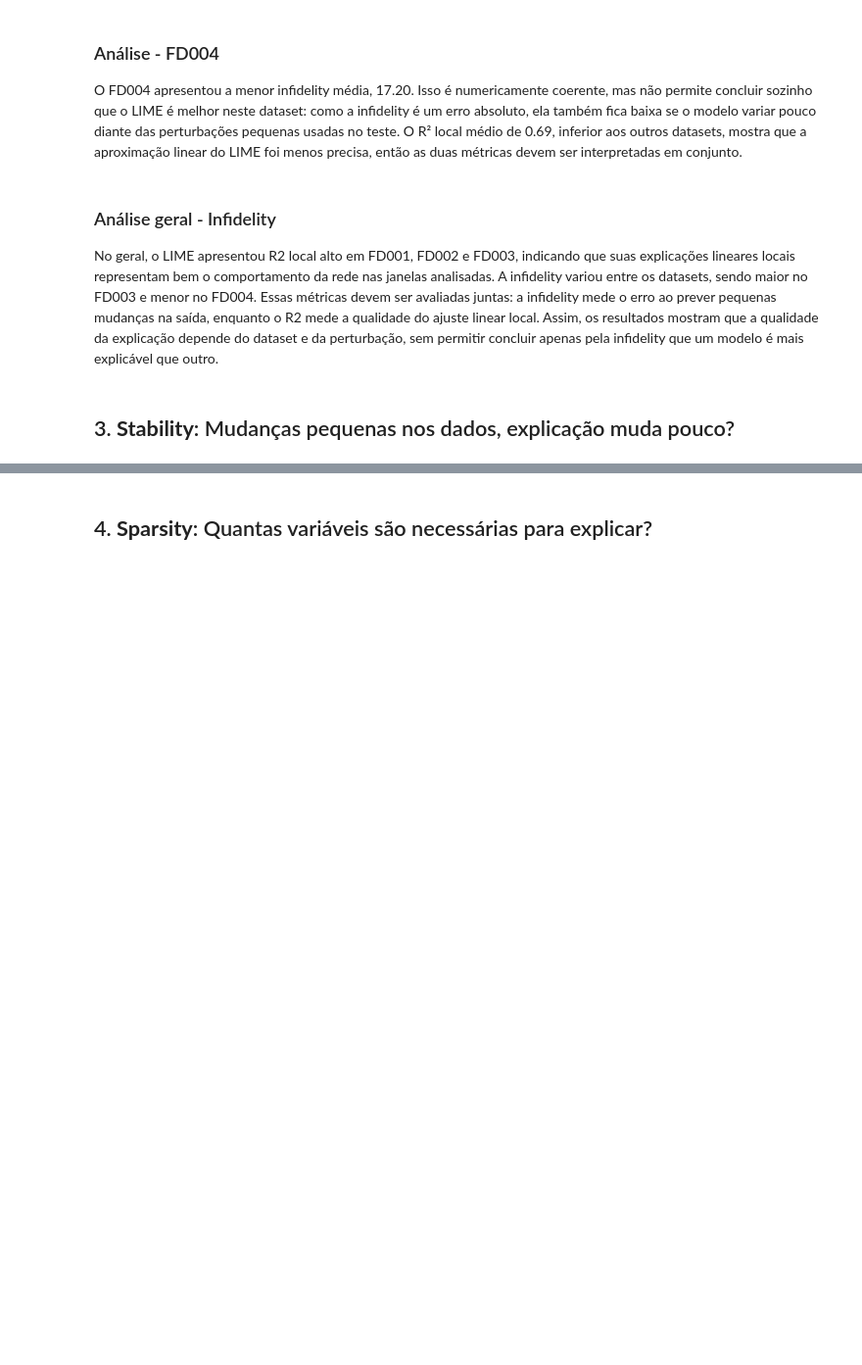
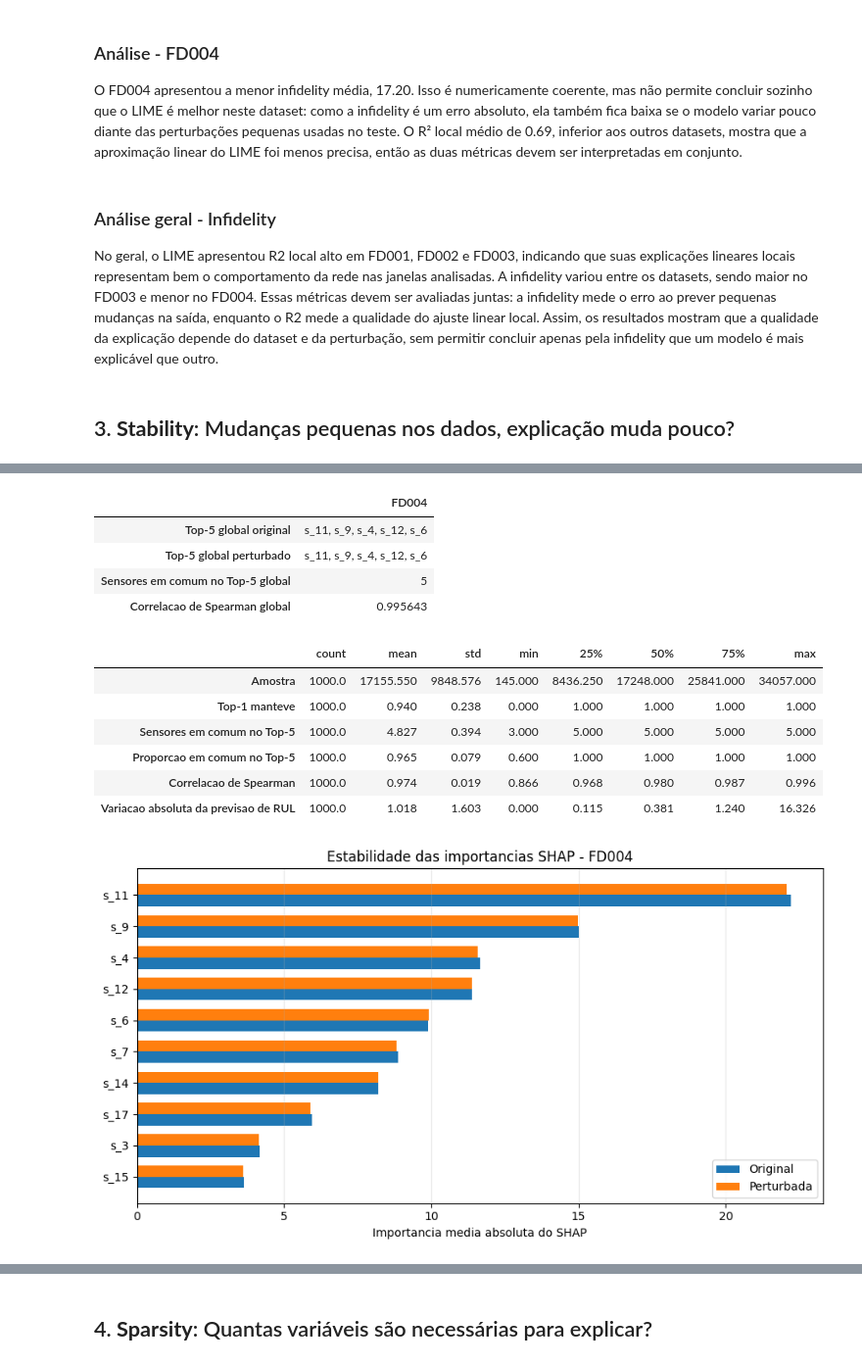
Before and after one commit to DaviSeiji/Turbofan-Engine-Degradation-Mestrado, a Jupyter notebook: notebooks/xai/03_analise_xai.ipynb, the cells around one changed output, grey strips where cells are left out. Shown at 98% size. Saved outputs shown, nothing was run; the diff lists cells and outputs as text; code cells hidden in the pictures; blank space fills up the shorter version.

```diff
--- a/notebooks/xai/03_analise_xai.ipynb
+++ b/notebooks/xai/03_analise_xai.ipynb
@@ -453,0 +620,25 @@ No geral, o LIME apresentou R2 local alto em FD001, FD002 e FD003, indicando que
+# %%
+X_train_fd004 = np.load('../../data/processed_data/X_train_FD004.npz')['dados']
+shap_fd004 = ShapExplainer(model_path_004, x_path_004, y_path_004, background_size=100)
+
+resultados_stability_fd004, resumo_stability_fd004, importancias_stability_fd004 = avaliar_stability_shap(
+    shap_fd004, X_train_fd004, num_instancias=1000, proporcao_ruido=0.10, top_k=5, seed=42
+)
+
+display(pd.DataFrame([resumo_stability_fd004]).T.rename(columns={0: 'FD004'}).round(3))
+display(resultados_stability_fd004.describe().T.round(3))
+plotar_stability(importancias_stability_fd004, dataset='FD004', top_n=10)
+# %% [output]
+|  | FD004 |
+| Top-5 global original | s_11, s_9, s_4, s_12, s_6 |
+| Top-5 global perturbado | s_11, s_9, s_4, s_12, s_6 |
+| Sensores em comum no Top-5 global | 5 |
+| Correlacao de Spearman global | 0.995643 |
+|  | count | mean | std | min | 25% | 50% | 75% | max |
+| Amostra | 1000.0 | 17155.550 | 9848.576 | 145.000 | 8436.250 | 17248.000 | 25841.000 | 34057.000 |
+| Top-1 manteve | 1000.0 | 0.940 | 0.238 | 0.000 | 1.000 | 1.000 | 1.000 | 1.000 |
+| Sensores em comum no Top-5 | 1000.0 | 4.827 | 0.394 | 3.000 | 5.000 | 5.000 | 5.000 | 5.000 |
+| Proporcao em comum no Top-5 | 1000.0 | 0.965 | 0.079 | 0.600 | 1.000 | 1.000 | 1.000 | 1.000 |
+| Correlacao de Spearman | 1000.0 | 0.974 | 0.019 | 0.866 | 0.968 | 0.980 | 0.987 | 0.996 |
+| Variacao absoluta da previsao de RUL | 1000.0 | 1.018 | 1.603 | 0.000 | 0.115 | 0.381 | 1.240 | 16.326 |
+[figure, added]
```
Also changed, not shown: parts of 33 cells of this notebook.
